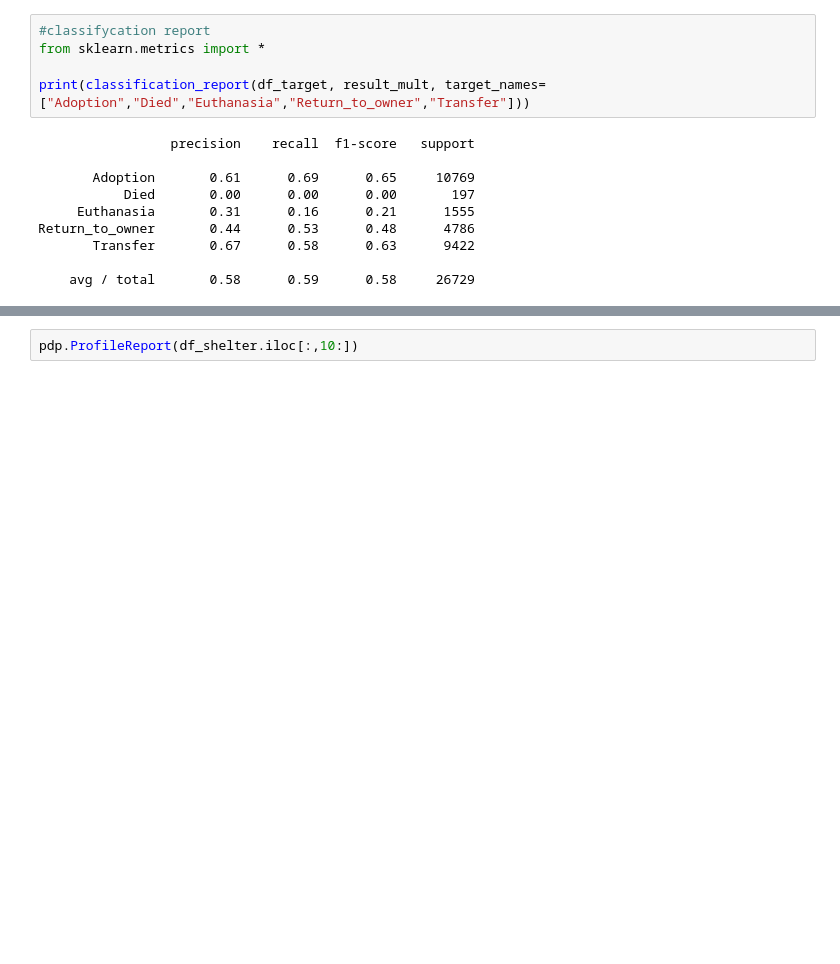
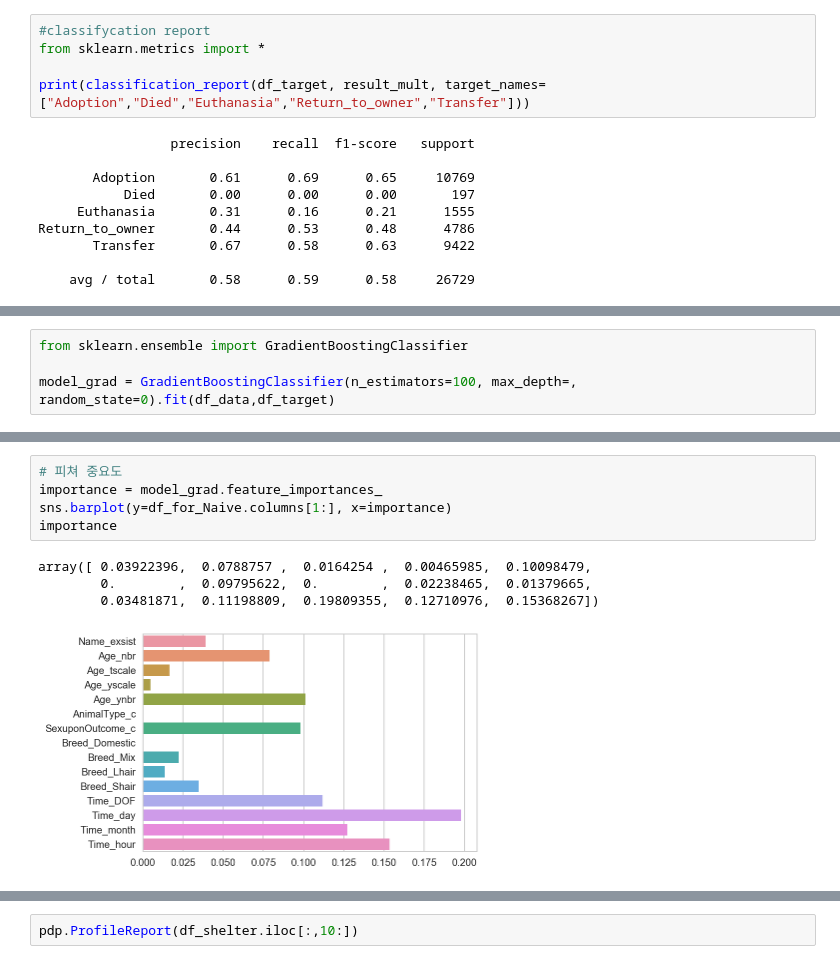
Before and after one commit to brightscannon/Keggle_Shelter_analysis, a Jupyter notebook: 0_shelter_EDA.ipynb, the cells around one changed output, grey strips where cells are left out. Saved outputs shown, nothing was run; the diff lists cells and outputs as text; blank space fills up the shorter version.

```diff
--- a/0_shelter_EDA.ipynb
+++ b/0_shelter_EDA.ipynb
@@ -964,0 +1140,4 @@ y_outc
+# %%
+from sklearn.ensemble import GradientBoostingClassifier
+
+model_grad = GradientBoostingClassifier(n_estimators=100, max_depth=, random_state=0).fit(df_data,df_target)
@@ -964,0 +1166,10 @@ y_outc
+# %%
+# 피쳐 중요도
+importance = model_grad.feature_importances_
+sns.barplot(y=df_for_Naive.columns[1:], x=importance)
+importance
+# %% [output]
+array([ 0.03922396,  0.0788757 ,  0.0164254 ,  0.00465985,  0.10098479,
+        0.        ,  0.09795622,  0.        ,  0.02238465,  0.01379665,
+        0.03481871,  0.11198809,  0.19809355,  0.12710976,  0.15368267])
+[figure, added]
```
Also changed, not shown: parts of 34 cells of this notebook, 7 other files.
